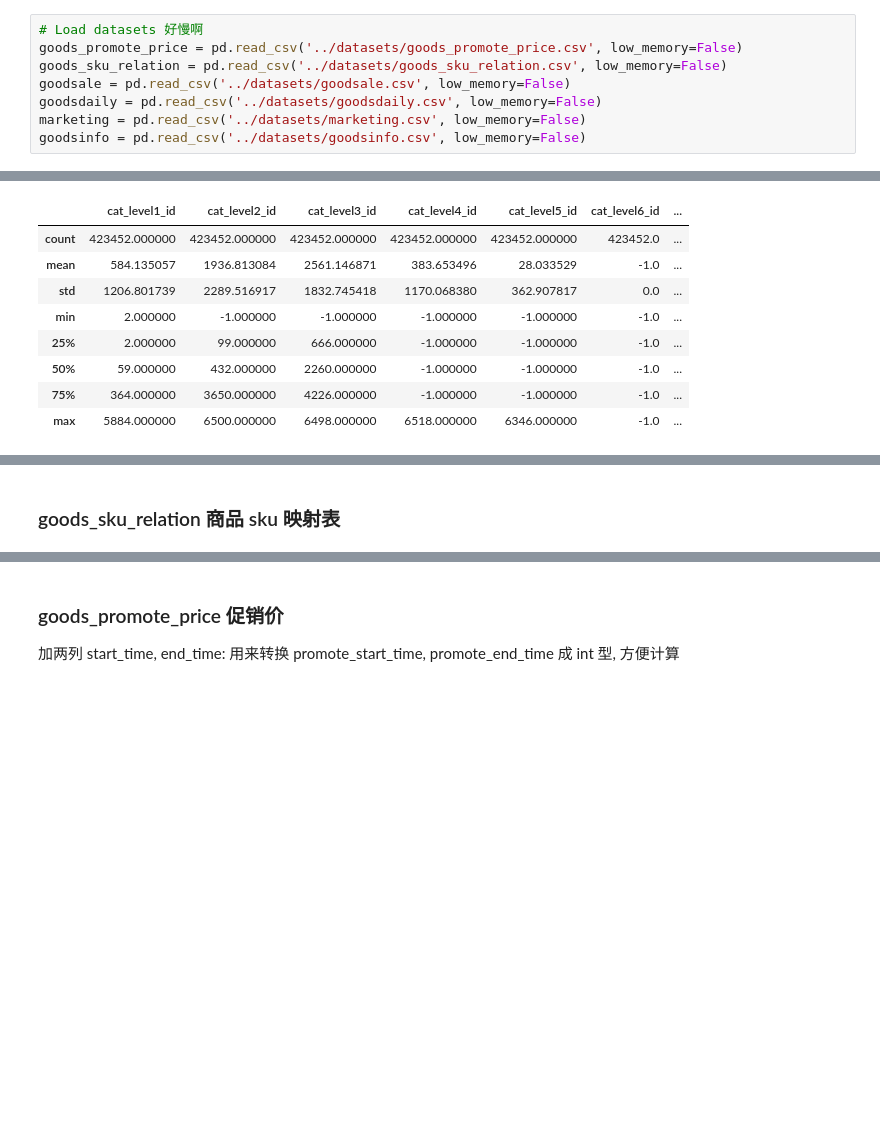
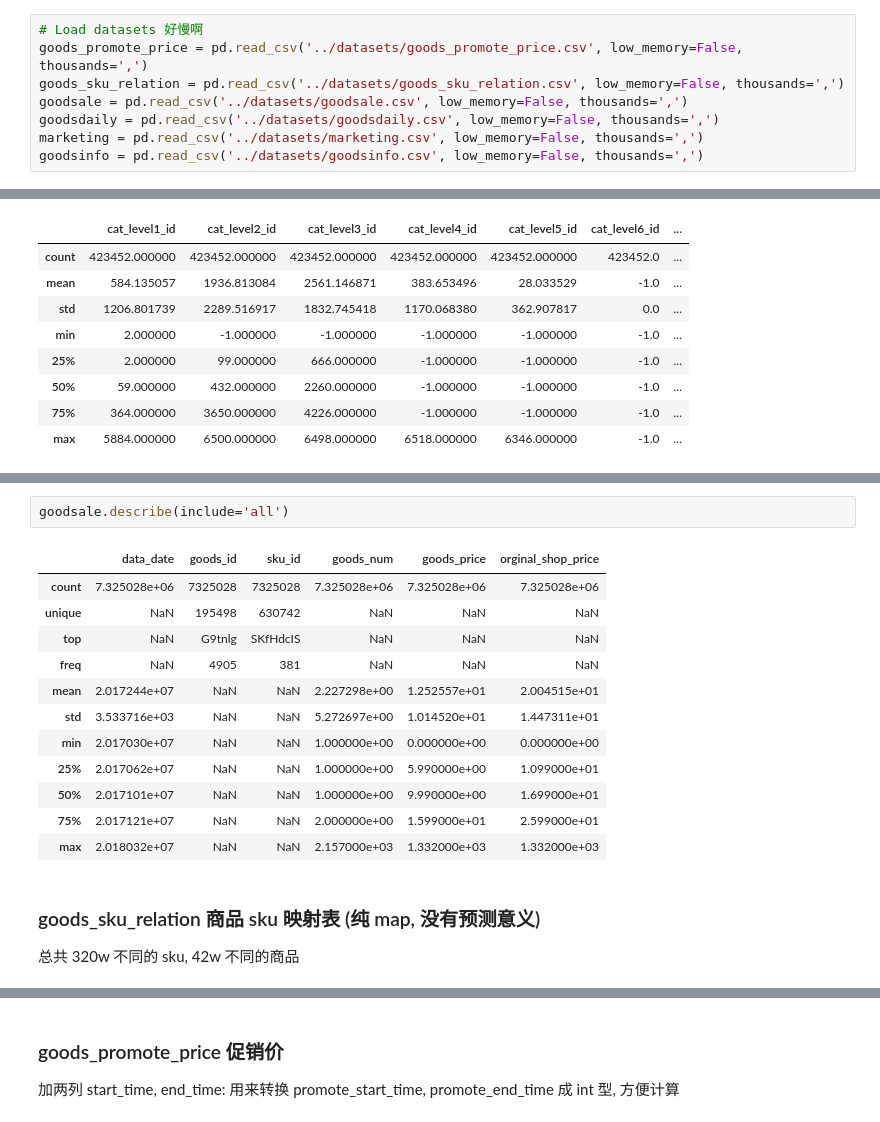
Before and after one commit to pjpjq/supply-chain-prediction-competition, a Jupyter notebook: notebooks/visualize_data.ipynb, the cells around one changed output, grey strips where cells are left out. Saved outputs shown, nothing was run; the diff lists cells and outputs as text; blank space fills up the shorter version.

Commit message:
Fix thousands read error

```diff
--- a/notebooks/visualize_data.ipynb
+++ b/notebooks/visualize_data.ipynb
@@ -20,9 +27,9 @@ from sklearn.model_selection import KFold
 ## Feature Exploration, Engineering and Cleaning
 # %%
 # Load datasets 好慢啊
-goods_promote_price = pd.read_csv('../datasets/goods_promote_price.csv', low_memory=False)
-goods_sku_relation = pd.read_csv('../datasets/goods_sku_relation.csv', low_memory=False)
-goodsale = pd.read_csv('../datasets/goodsale.csv', low_memory=False)
-goodsdaily = pd.read_csv('../datasets/goodsdaily.csv', low_memory=False)
-marketing = pd.read_csv('../datasets/marketing.csv', low_memory=False)
-goodsinfo = pd.read_csv('../datasets/goodsinfo.csv', low_memory=False)
+goods_promote_price = pd.read_csv('../datasets/goods_promote_price.csv', low_memory=False, thousands=',')
+goods_sku_relation = pd.read_csv('../datasets/goods_sku_relation.csv', low_memory=False, thousands=',')
+goodsale = pd.read_csv('../datasets/goodsale.csv', low_memory=False, thousands=',')
+goodsdaily = pd.read_csv('../datasets/goodsdaily.csv', low_memory=False, thousands=',')
+marketing = pd.read_csv('../datasets/marketing.csv', low_memory=False, thousands=',')
+goodsinfo = pd.read_csv('../datasets/goodsinfo.csv', low_memory=False, thousands=',')
@@ -142,2 +188,18 @@ goodsinfo.describe()
+# %%
+goodsale.describe(include='all')
+# %% [output]
+|  | data_date | goods_id | sku_id | goods_num | goods_price | orginal_shop_price |
+| count | 7.325028e+06 | 7325028 | 7325028 | 7.325028e+06 | 7.325028e+06 | 7.325028e+06 |
+| unique | NaN | 195498 | 630742 | NaN | NaN | NaN |
+| top | NaN | G9tnlg | SKfHdcIS | NaN | NaN | NaN |
+| freq | NaN | 4905 | 381 | NaN | NaN | NaN |
+| mean | 2.017244e+07 | NaN | NaN | 2.227298e+00 | 1.252557e+01 | 2.004515e+01 |
+| std | 3.533716e+03 | NaN | NaN | 5.272697e+00 | 1.014520e+01 | 1.447311e+01 |
+| min | 2.017030e+07 | NaN | NaN | 1.000000e+00 | 0.000000e+00 | 0.000000e+00 |
+| 25% | 2.017062e+07 | NaN | NaN | 1.000000e+00 | 5.990000e+00 | 1.099000e+01 |
+| 50% | 2.017101e+07 | NaN | NaN | 1.000000e+00 | 9.990000e+00 | 1.699000e+01 |
+| 75% | 2.017121e+07 | NaN | NaN | 2.000000e+00 | 1.599000e+01 | 2.599000e+01 |
+| max | 2.018032e+07 | NaN | NaN | 2.157000e+03 | 1.332000e+03 | 1.332000e+03 |
 # %% [markdown]
-### goods_sku_relation 商品 sku 映射表
+### goods_sku_relation 商品 sku 映射表 (纯 map, 没有预测意义)
+总共 320w 不同的 sku, 42w 不同的商品
```
Also changed, not shown: parts of 9 cells of this notebook, 1 other file.
